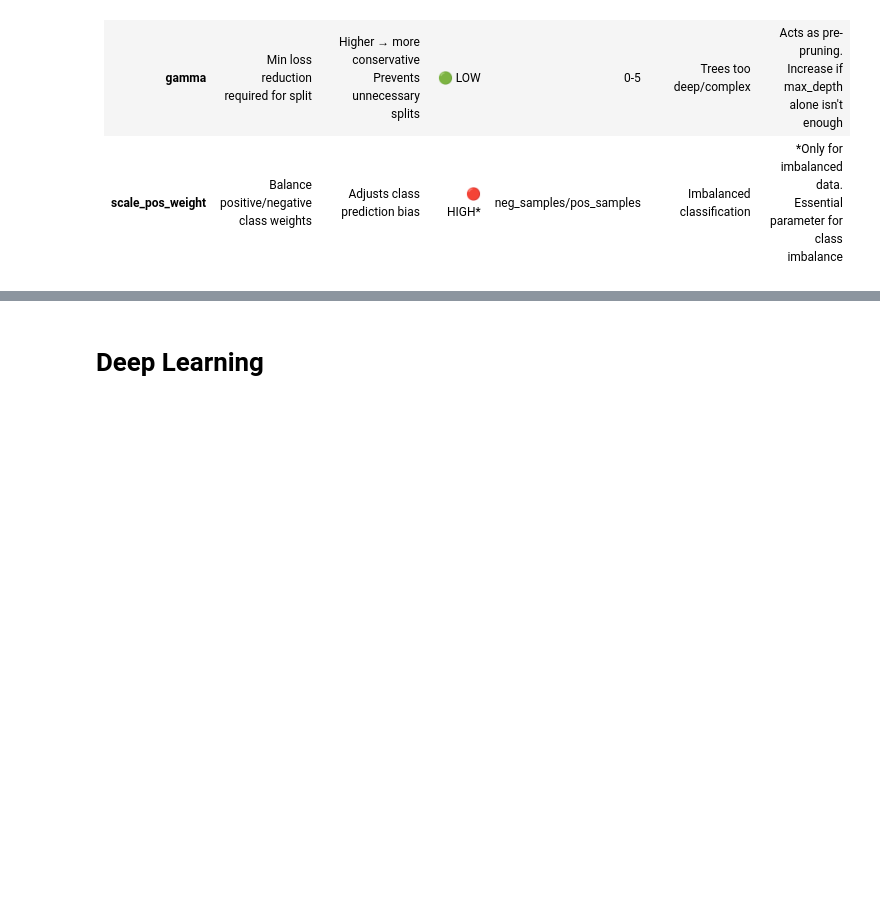
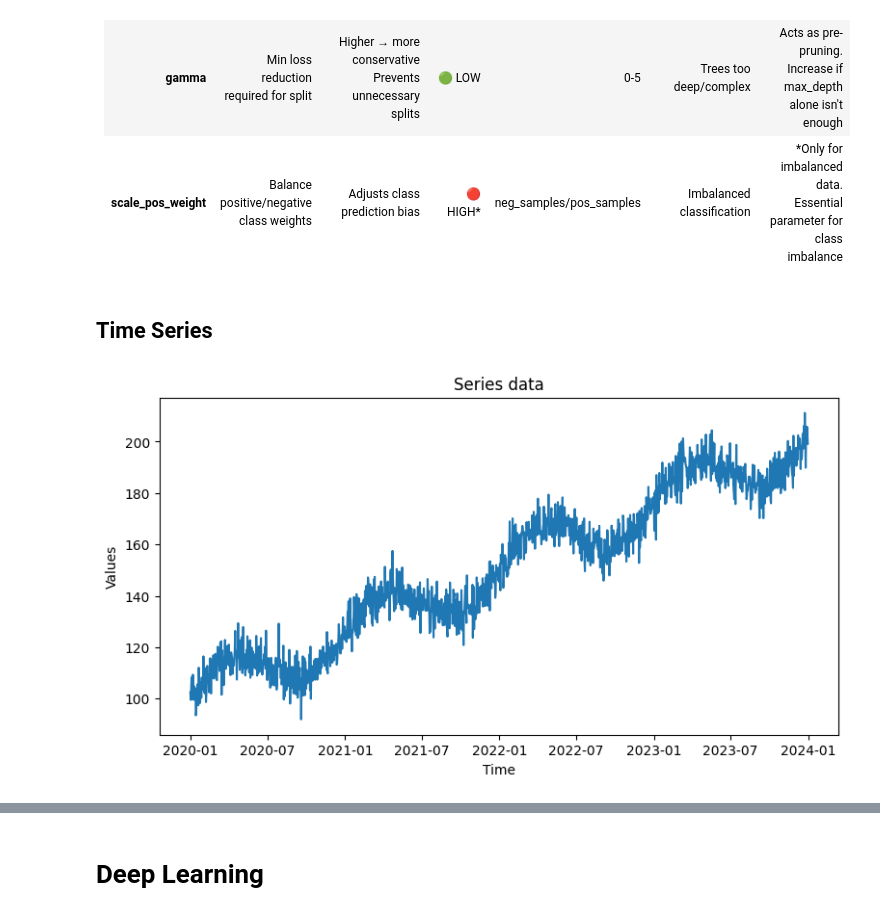
Before and after one commit to Moxiis/Kaggle, a Jupyter notebook: ML_cheatsheet/machine-learning-cheat-sheet.ipynb, the cells around one changed output, grey strips where cells are left out. Cells and saved outputs as stored; diff of their text form; code cells hidden in the pictures; blank space fills up the shorter version.

```diff
--- a/ML_cheatsheet/machine-learning-cheat-sheet.ipynb
+++ b/ML_cheatsheet/machine-learning-cheat-sheet.ipynb
@@ -346,3 +490,5 @@ plt.xlabel("Feature Importance")
 plt.title("XGBoost Feature Importance")
 plt.show()
 '''
+# %% [markdown]
+## Time Series
@@ -348,0 +505,21 @@ plt.show()
+# %%
+# Generate sample time series data
+np.random.seed(42)
+dates = pd.date_range('2020-01-01', '2023-12-31', freq='D')
+trend = np.linspace(100, 200, len(dates))
+seasonal = 10 * np.sin(2 * np.pi * np.arange(len(dates)) / 365.25)
+noise = np.random.normal(0, 5, len(dates))
+ts = trend + seasonal + noise
+
+df_series = pd.DataFrame({'date': dates, 'value': ts})
+df_series.set_index('date', inplace=True)
+# %%
+plt.figure(figsize=(20,10))
+plt.subplot(2, 2, 1)
+plt.plot(df_series.index, df_series.value)
+plt.title('Series data')
+plt.xlabel('Time')
+plt.ylabel('Values')
+plt.show()
+# %% [output]
+[figure, added]
```
Also changed, not shown: parts of 29 cells of this notebook.
